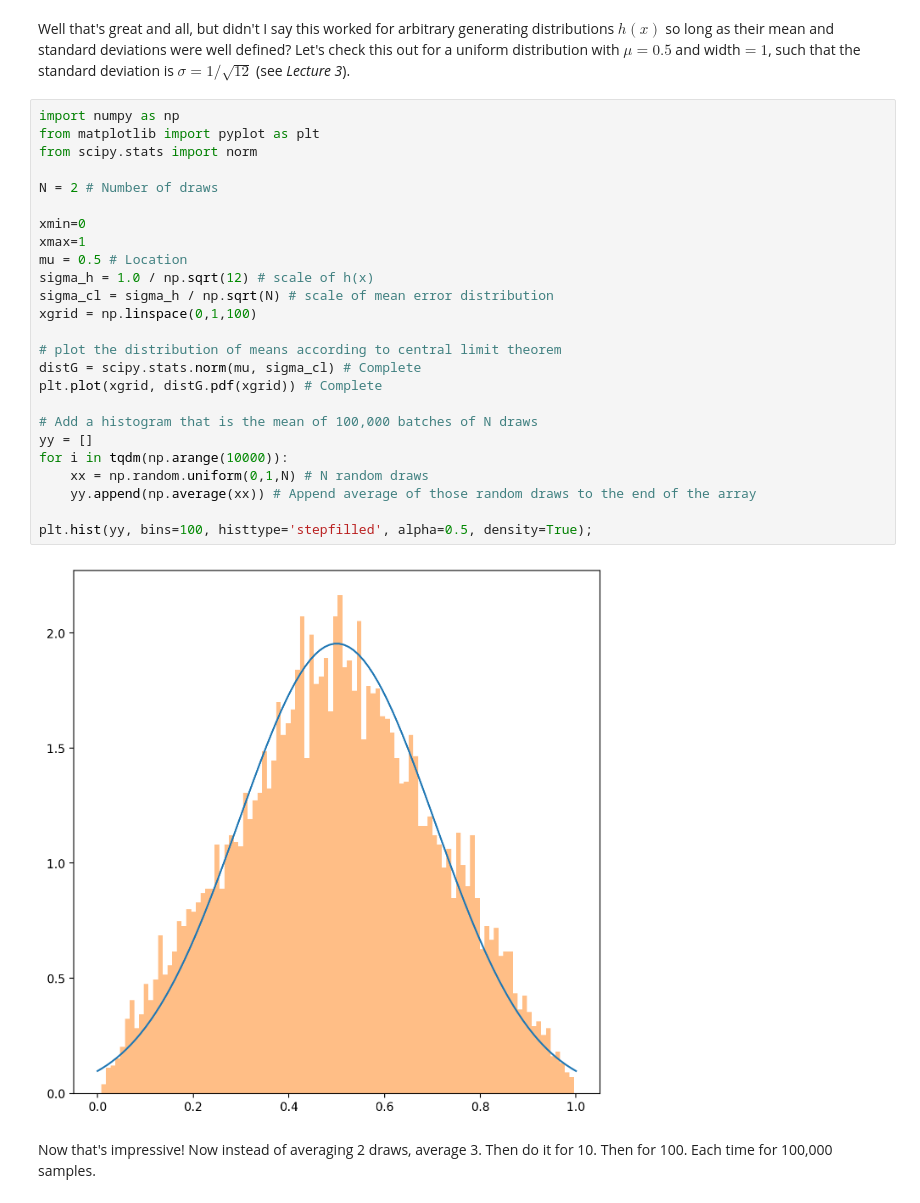
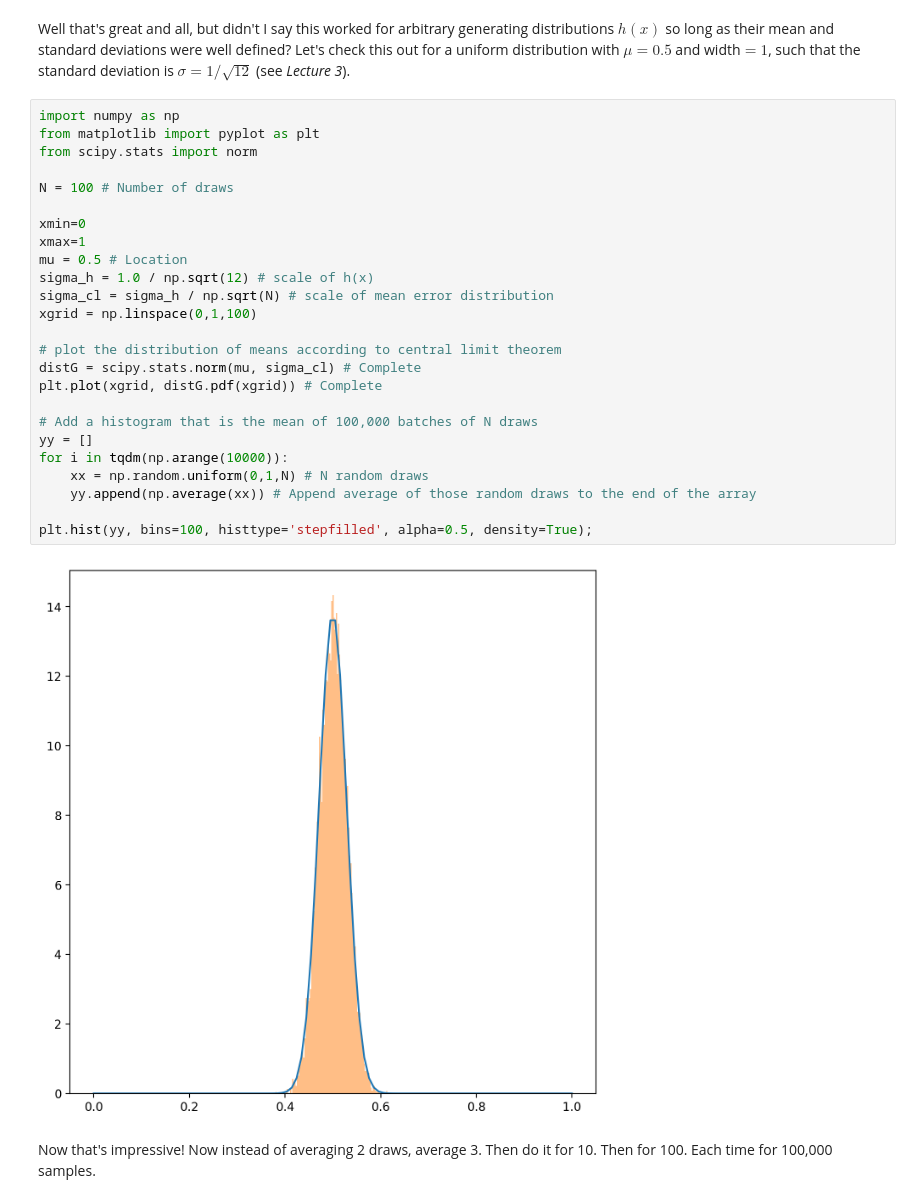
Before and after one commit to dgerosa/astrostatistics_bicocca_2024, a Jupyter notebook: lectures/L04_probability.ipynb, the cells around one changed output. Cells and saved outputs as stored; diff of their text form.

```diff
--- a/lectures/L04_probability.ipynb
+++ b/lectures/L04_probability.ipynb
@@ -88,30 +88,30 @@ Well that's great and all, but didn't I say this worked for arbitrary generating
 # %%
 import numpy as np
 from matplotlib import pyplot as plt
 from scipy.stats import norm
 
-N = 2 # Number of draws
+N = 100 # Number of draws
 
 xmin=0
 xmax=1
 mu = 0.5 # Location
 sigma_h = 1.0 / np.sqrt(12) # scale of h(x)
 sigma_cl = sigma_h / np.sqrt(N) # scale of mean error distribution
 xgrid = np.linspace(0,1,100)
 
 # plot the distribution of means according to central limit theorem
 distG = scipy.stats.norm(mu, sigma_cl) # Complete
 plt.plot(xgrid, distG.pdf(xgrid)) # Complete
 
 # Add a histogram that is the mean of 100,000 batches of N draws
 yy = []
 for i in tqdm(np.arange(10000)):
     xx = np.random.uniform(0,1,N) # N random draws
     yy.append(np.average(xx)) # Append average of those random draws to the end of the array
 
 plt.hist(yy, bins=100, histtype='stepfilled', alpha=0.5, density=True);
 # %% [output]
-[figure, old version]
+[figure, new version]
 # %% [markdown]
 Now that's impressive! Now instead of averaging 2 draws, average 3.  Then do it for 10.  Then for 100.  Each time for 100,000 samples.
 # %% [markdown]
```
Also changed, not shown: parts of 10 cells of this notebook, 2 other files.
